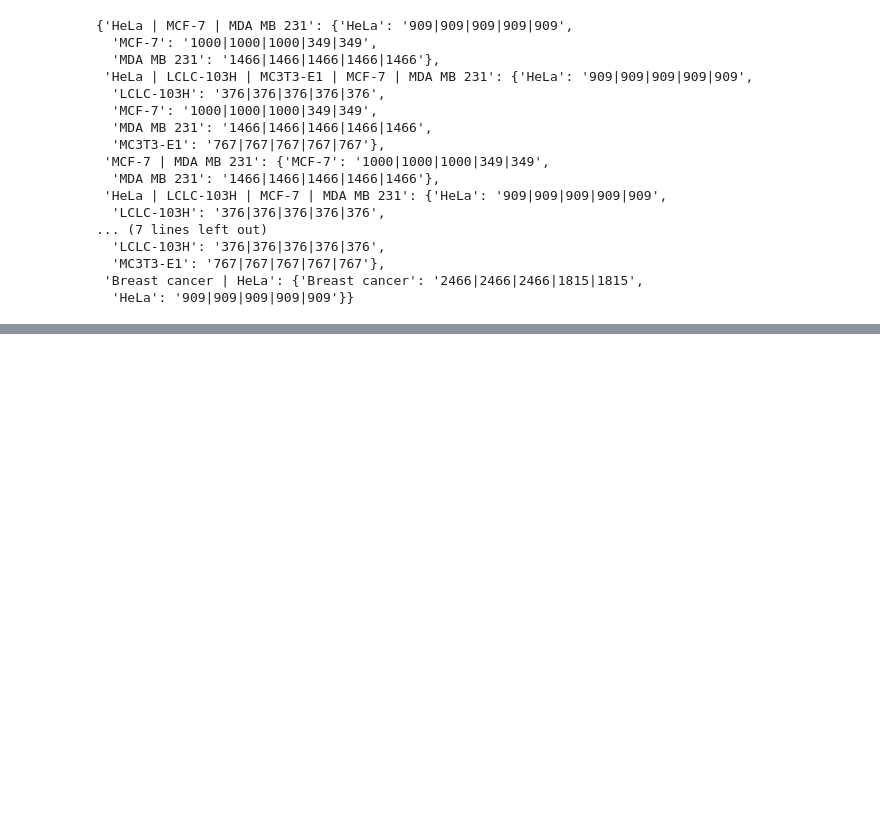
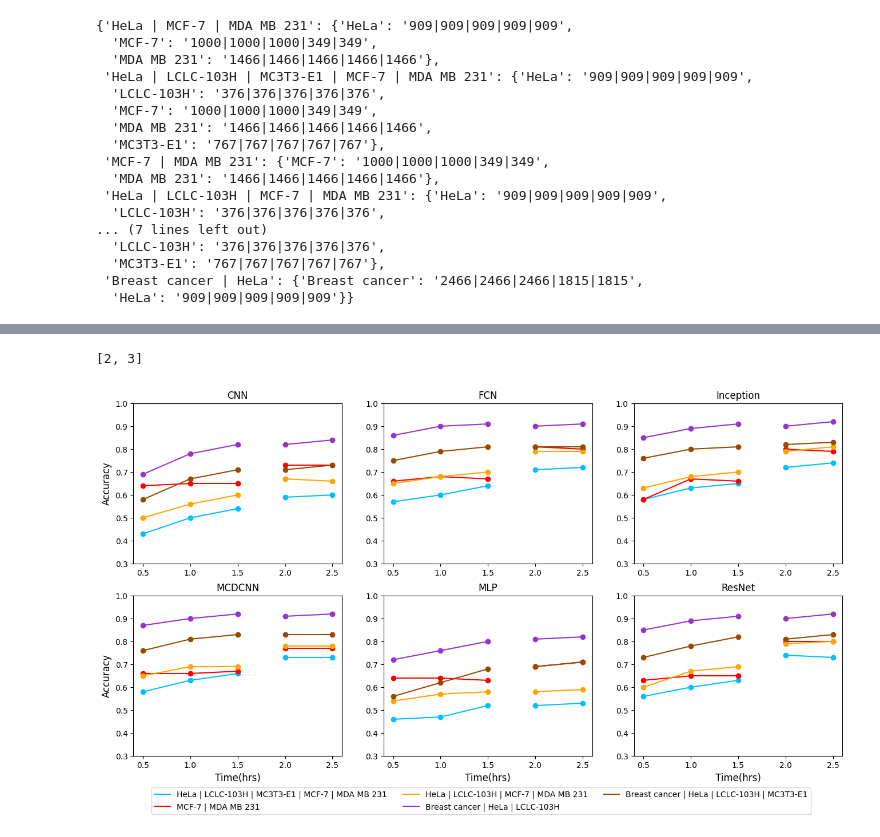
Before and after one commit to Nanobiosensorics/single-cell-tsc, a Jupyter notebook: notebooks/stats.ipynb, the cells around one changed output, grey strips where cells are left out. Cells and saved outputs as stored; diff of their text form; code cells hidden in the pictures; blank space fills up the shorter version.

```diff
--- a/notebooks/stats.ipynb
+++ b/notebooks/stats.ipynb
@@ -209,3 +223,13 @@ plt.savefig(os.path.join(MEAS_PATH, 'network-compare.jpg'), dpi=300)
+# %%
+selected_meas = ['hela-lclc-mcf7-mdamb231-preo',
+ 'mcf7-mdamb231',
+ 'hela-lclc-mcf7-mdamb231',
+ 'breastcancer-hela-lclc',
+ 'breastcancer-hela-lclc-preo']
+generate_network_compare_plot(stats_dict, cell_counts, 'network-compare(selected).jpg', meas_selection=selected_meas, network_selection=NETWORKS[:])
+# %% [output]
+[2, 3]
+[figure, added]
 # %%
 networks = ['resnet', 'inception', 'mcdcnn']
 stats_dict = {}
```
Also changed, not shown: parts of 6 cells of this notebook.
